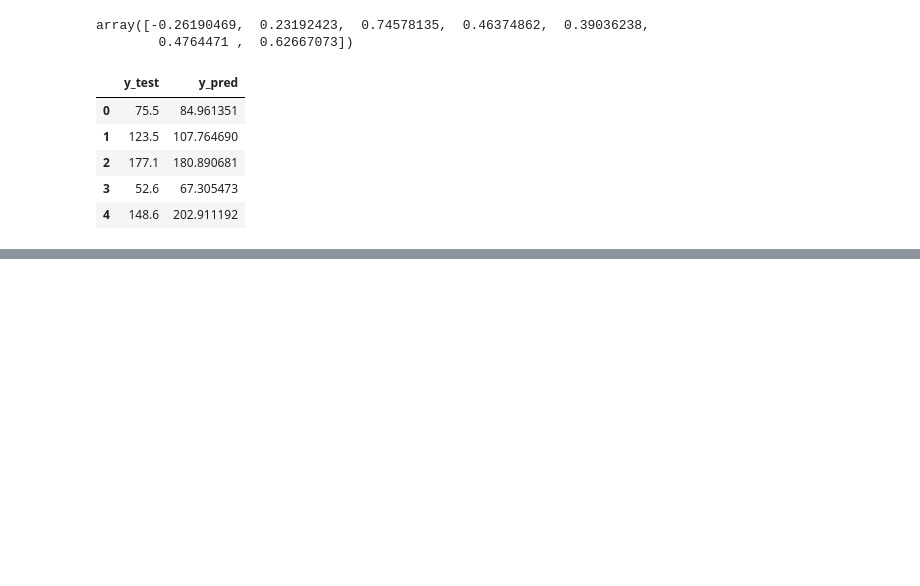
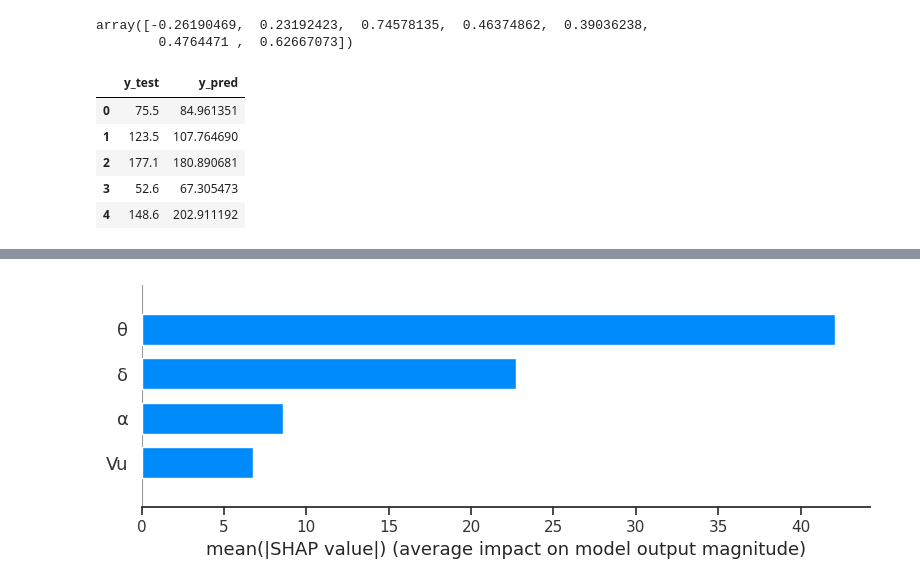
Before and after one commit to konrad-l/waviness_prediction, a Jupyter notebook: CNC_Linear.ipynb, the cells around one changed output, grey strips where cells are left out. Saved outputs shown, nothing was run; the diff lists cells and outputs as text; code cells hidden in the pictures; blank space fills up the shorter version.

```diff
--- a/CNC_Linear.ipynb
+++ b/CNC_Linear.ipynb
@@ -193,0 +218,6 @@ fig.update_layout(height=500, width=900, title_text="Falistość - Linear Regres
+# %%
+explainer = shap.explainers.Linear(regressor, X_train)
+# %%
+shap_values = explainer.shap_values(X_test)
+print(f'Shape: {shap_values.shape}')
+pd.DataFrame(shap_values).head()
@@ -193,0 +232,6 @@ fig.update_layout(height=500, width=900, title_text="Falistość - Linear Regres
+# %%
+column_names = ['α', 'θ', 'Vu', 'δ']
+# %%
+shap.summary_plot(shap_values, X_test, plot_type='bar', feature_names=column_names)
+# %% [output]
+[figure, added]
```
Also changed, not shown: parts of 8 cells of this notebook.
